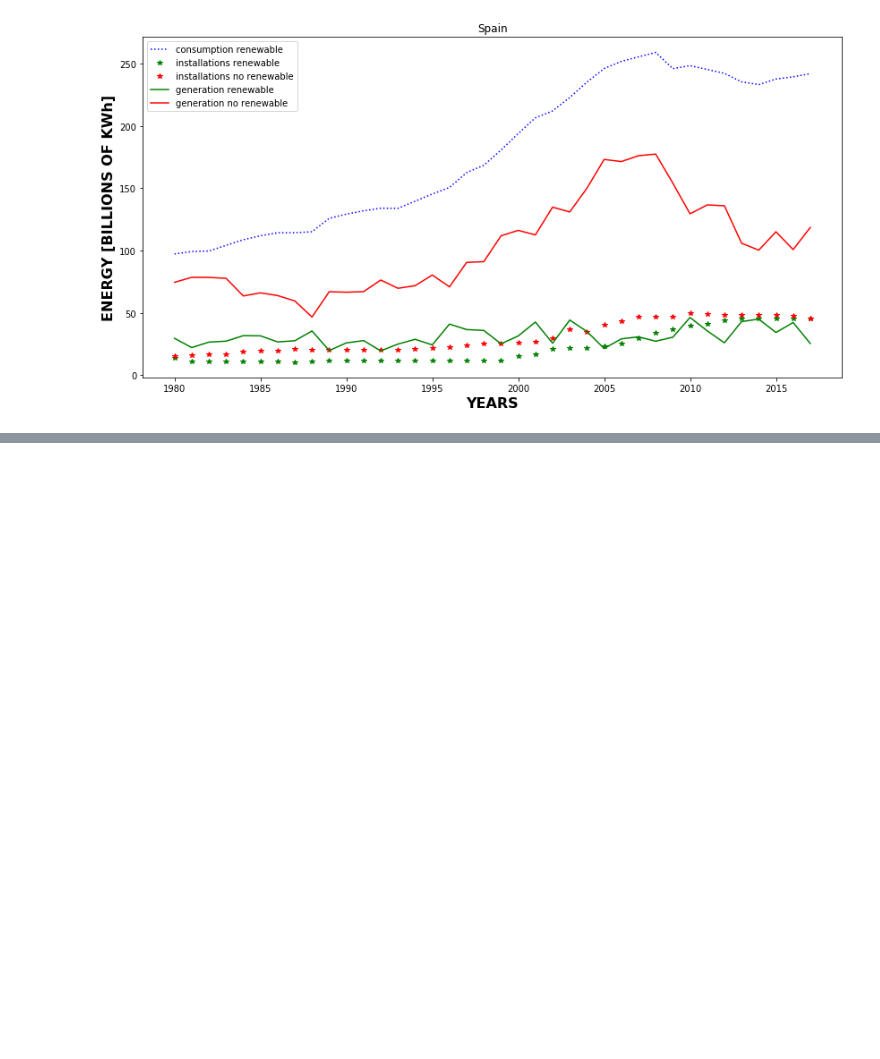
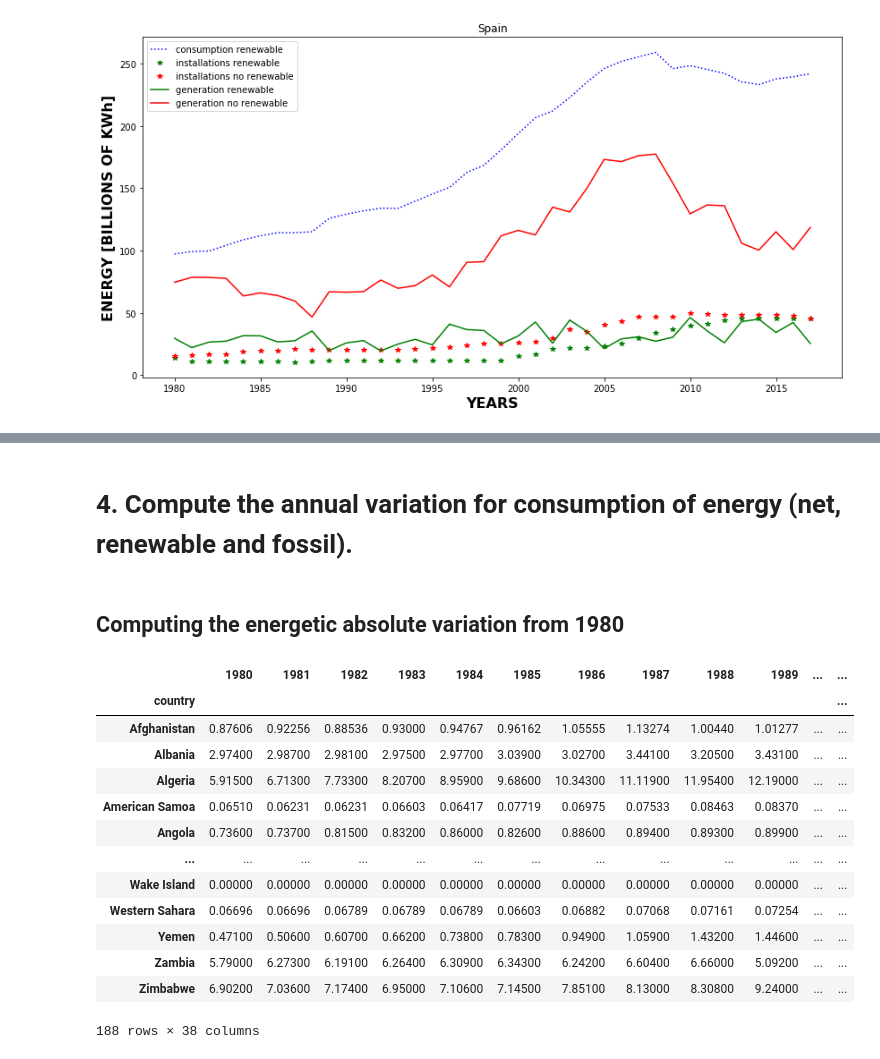
Before and after one commit to rubenmartinezlorente/Project-Week-8-Final-Project, a Jupyter notebook: your-project/2.data_exploring.ipynb, the cells around one changed output, grey strips where cells are left out. Cells and saved outputs as stored; diff of their text form; code cells hidden in the pictures; blank space fills up the shorter version.

```diff
--- a/your-project/2.data_exploring.ipynb
+++ b/your-project/2.data_exploring.ipynb
@@ -157,0 +156,21 @@ ratio
+# %% [markdown]
+# 4. Compute the annual variation for consumption of energy (net, renewable and fossil).
+# %% [markdown]
+## Computing the energetic absolute variation  from 1980
+# %%
+consumption
+# %% [output]
+|  | 1980 | 1981 | 1982 | 1983 | 1984 | 1985 | 1986 | 1987 | 1988 | 1989 | ... | ... |
+| country |  |  |  |  |  |  |  |  |  |  |  | ... |
+| Afghanistan | 0.87606 | 0.92256 | 0.88536 | 0.93000 | 0.94767 | 0.96162 | 1.05555 | 1.13274 | 1.00440 | 1.01277 | ... | ... |
+| Albania | 2.97400 | 2.98700 | 2.98100 | 2.97500 | 2.97700 | 3.03900 | 3.02700 | 3.44100 | 3.20500 | 3.43100 | ... | ... |
+| Algeria | 5.91500 | 6.71300 | 7.73300 | 8.20700 | 8.95900 | 9.68600 | 10.34300 | 11.11900 | 11.95400 | 12.19000 | ... | ... |
+| American Samoa | 0.06510 | 0.06231 | 0.06231 | 0.06603 | 0.06417 | 0.07719 | 0.06975 | 0.07533 | 0.08463 | 0.08370 | ... | ... |
+| Angola | 0.73600 | 0.73700 | 0.81500 | 0.83200 | 0.86000 | 0.82600 | 0.88600 | 0.89400 | 0.89300 | 0.89900 | ... | ... |
+| ... | ... | ... | ... | ... | ... | ... | ... | ... | ... | ... | ... | ... |
+| Wake Island | 0.00000 | 0.00000 | 0.00000 | 0.00000 | 0.00000 | 0.00000 | 0.00000 | 0.00000 | 0.00000 | 0.00000 | ... | ... |
+| Western Sahara | 0.06696 | 0.06696 | 0.06789 | 0.06789 | 0.06789 | 0.06603 | 0.06882 | 0.07068 | 0.07161 | 0.07254 | ... | ... |
+| Yemen | 0.47100 | 0.50600 | 0.60700 | 0.66200 | 0.73800 | 0.78300 | 0.94900 | 1.05900 | 1.43200 | 1.44600 | ... | ... |
+| Zambia | 5.79000 | 6.27300 | 6.19100 | 6.26400 | 6.30900 | 6.34300 | 6.24200 | 6.60400 | 6.66000 | 5.09200 | ... | ... |
+| Zimbabwe | 6.90200 | 7.03600 | 7.17400 | 6.95000 | 7.10600 | 7.14500 | 7.85100 | 8.13000 | 8.30800 | 9.24000 | ... | ... |
+188 rows × 38 columns
```
Also changed, not shown: parts of 10 cells of this notebook.
